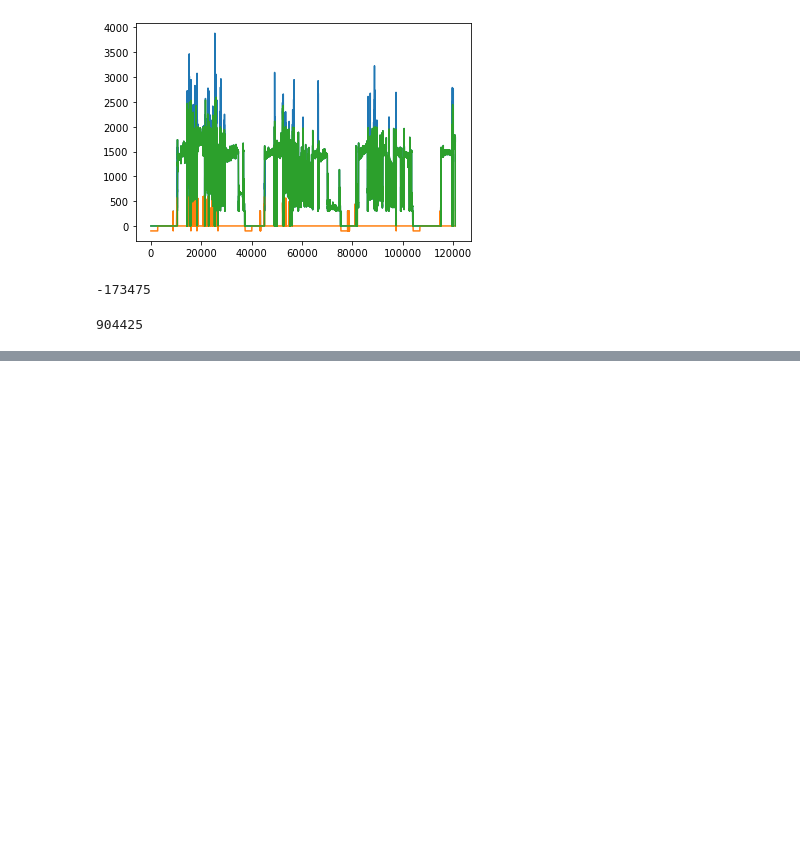
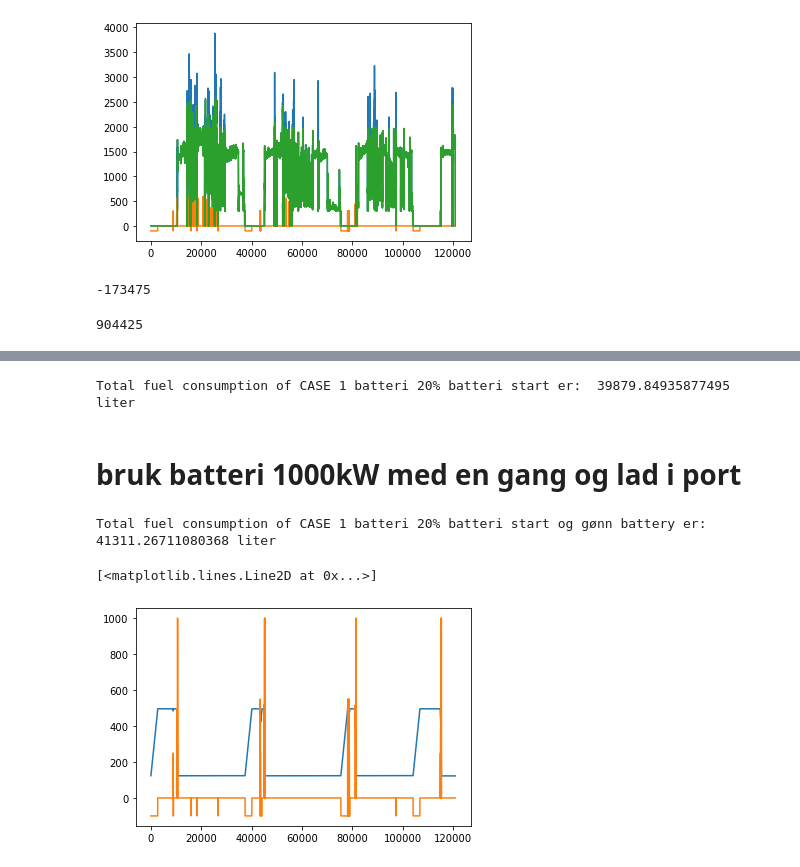
Before and after one commit to andreasdyve/EquinorProject, a Jupyter notebook: python notebooks/Case_1_Reference.ipynb, the cells around one changed output, grey strips where cells are left out. Saved outputs shown, nothing was run; the diff lists cells and outputs as text; code cells hidden in the pictures; blank space fills up the shorter version.

```diff
--- a/python notebooks/Case_1_Reference.ipynb
+++ b/python notebooks/Case_1_Reference.ipynb
@@ -207,0 +359,36 @@ sum_fc
+# %%
+fc_dg0 = np.zeros(120960)
+fc_dg1 = np.zeros(120960)
+fc_dg2 = np.zeros(120960)
+fc_dg3 = np.zeros(120960)
+
+for i in range(len(dg0)):
+    if dg0[i] == 0:
+        fc_dg0[i] = 0
+    else:
+        fc_dg0[i] = (445*dg0n[i] + 47)/720
+
+for i in range(len(dg1)):
+    if dg1[i] == 0:
+        fc_dg1[i] = 0
+    else:
+        fc_dg1[i] = (445*dg1n[i] + 47)/720
+
+for i in range(len(dg2)):
+    if dg2[i] == 0:
+        fc_dg2[i] = 0
+    else:
+        fc_dg2[i] = (445*dg2n[i] + 47)/720
+
+for i in range(len(dg3)):
+    if dg3[i] == 0:
+        fc_dg3[i] = 0
+    else:
+        fc_dg3[i] = (445*dg3n[i] + 47)/720
+# %%
+fc = sum(fc_dg0) + sum(fc_dg1) + sum(fc_dg2) + sum(fc_dg3)
+print('Total fuel consumption of CASE 1 batteri 20% batteri start er: ', fc, 'liter')
+# %% [output]
+Total fuel consumption of CASE 1 batteri 20% batteri start er:  39879.84935877495 liter
+# %% [markdown]
+# bruk batteri 1000kW med en gang og lad i port
@@ -207,0 +553,11 @@ sum_fc
+# %%
+fc = sum(fc_dg0) + sum(fc_dg1) + sum(fc_dg2) + sum(fc_dg3)
+print('Total fuel consumption of CASE 1 batteri 20% batteri start og gønn battery er: ', fc, 'liter')
+# %% [output]
+Total fuel consumption of CASE 1 batteri 20% batteri start og gønn battery er:  41311.26711080368 liter
+# %%
+plt.plot(soc)#[9200:11600])
+plt.plot(bat)#[9200:11600])
+# %% [output]
+[<matplotlib.lines.Line2D at 0x...>]
+[figure, added]
```
Also changed, not shown: parts of 20 cells of this notebook, 3 other files.
